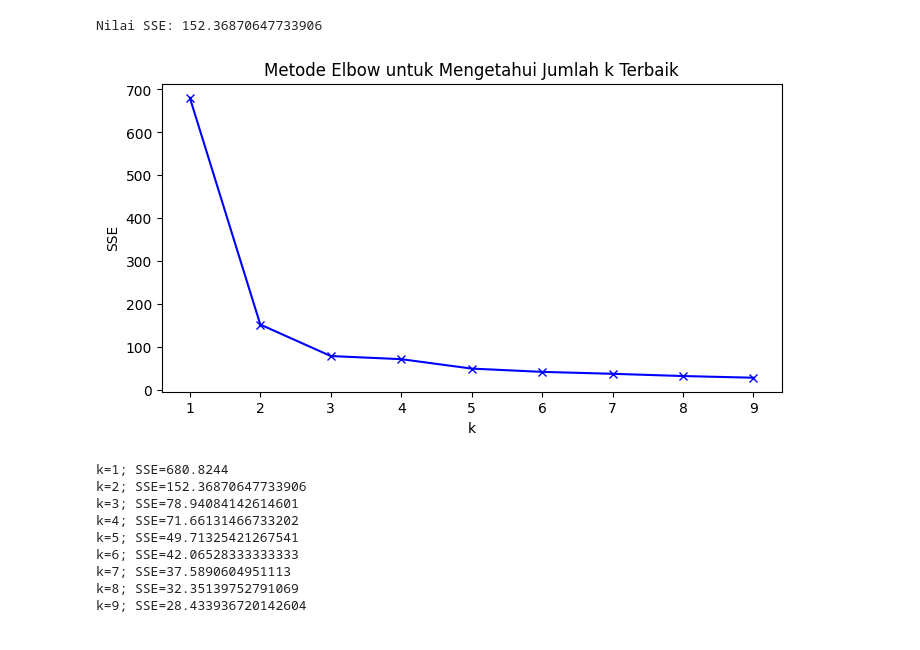
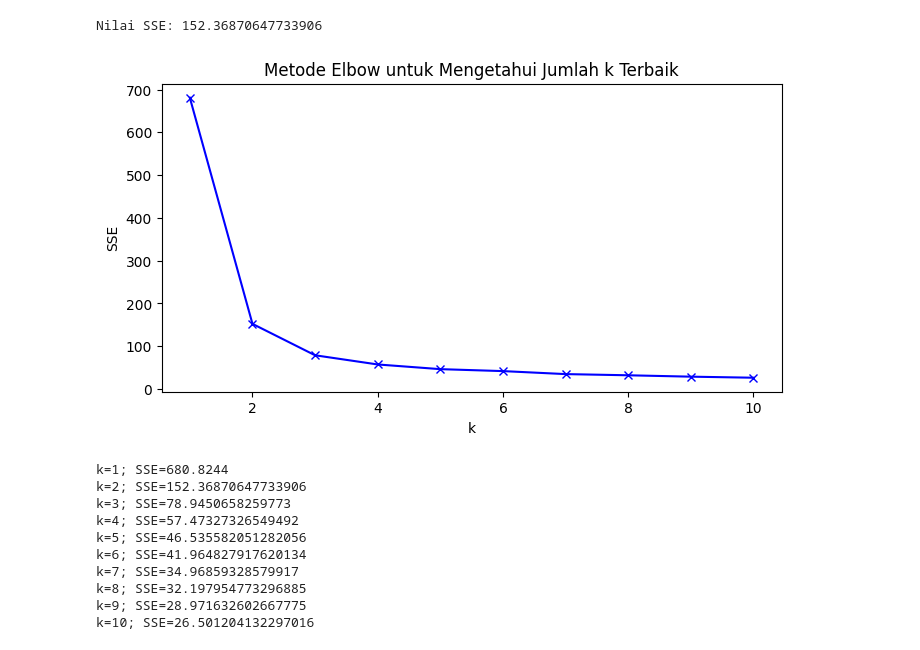
Before and after one commit to MiracleCakra/Machine-Learning_Ganjil_2025, a Jupyter notebook: Week05_JS05/Praktikum01_KMeans.ipynb, the cells around one changed output. Saved outputs shown, nothing was run; the diff lists cells and outputs as text; code cells hidden in the pictures.

```diff
--- a/Week05_JS05/Praktikum01_KMeans.ipynb
+++ b/Week05_JS05/Praktikum01_KMeans.ipynb
@@ -91,28 +91,28 @@ Nilai SSE: 152.36870647733906
 # %%
 # Implementasi Metode Elbow
 
 # List nilai SSE
 sse = []
 
 # Cari k terbaik dari 1-10
-K = range(1,10)
+K = range(1,11)
 
 # Cek nilai SSE setiap k
 for k in K:
  kmeanModel = KMeans(n_clusters=k)
  kmeanModel.fit(X)
  sse.append(kmeanModel.inertia_)
 
 
 # Plotting the distortions
 plt.figure(figsize=(8,4))
 plt.plot(K, sse, "bx-")
 plt.xlabel("k")
 plt.ylabel("SSE")
 plt.title("Metode Elbow untuk Mengetahui Jumlah k Terbaik")
 plt.show()
 # %% [output]
-[figure, old version]
+[figure, new version]
 # %%
 # Cek Nilai SSE setiap k
 for idx, sse_val in enumerate(sse, start=1):
@@ -120,10 +120,11 @@ for idx, sse_val in enumerate(sse, start=1):
 # %% [output]
 k=1; SSE=680.8244
 k=2; SSE=152.36870647733906
-k=3; SSE=78.94084142614601
-k=4; SSE=71.66131466733202
-k=5; SSE=49.71325421267541
-k=6; SSE=42.06528333333333
-k=7; SSE=37.5890604951113
-k=8; SSE=32.35139752791069
-k=9; SSE=28.433936720142604
+k=3; SSE=78.9450658259773
+k=4; SSE=57.47327326549492
+k=5; SSE=46.535582051282056
+k=6; SSE=41.964827917620134
+k=7; SSE=34.96859328579917
+k=8; SSE=32.197954773296885
+k=9; SSE=28.971632602667775
+k=10; SSE=26.501204132297016
```
Also changed, not shown: 1 other file.
